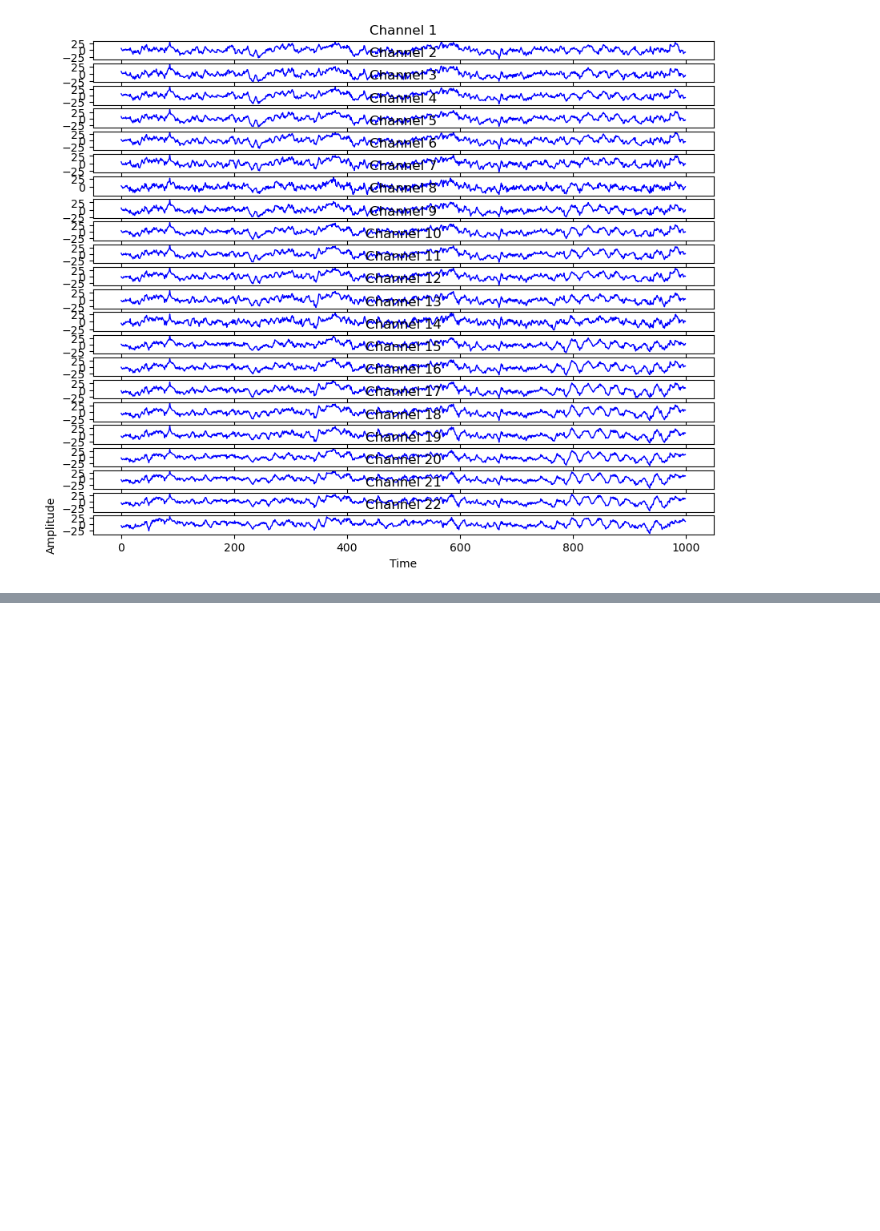
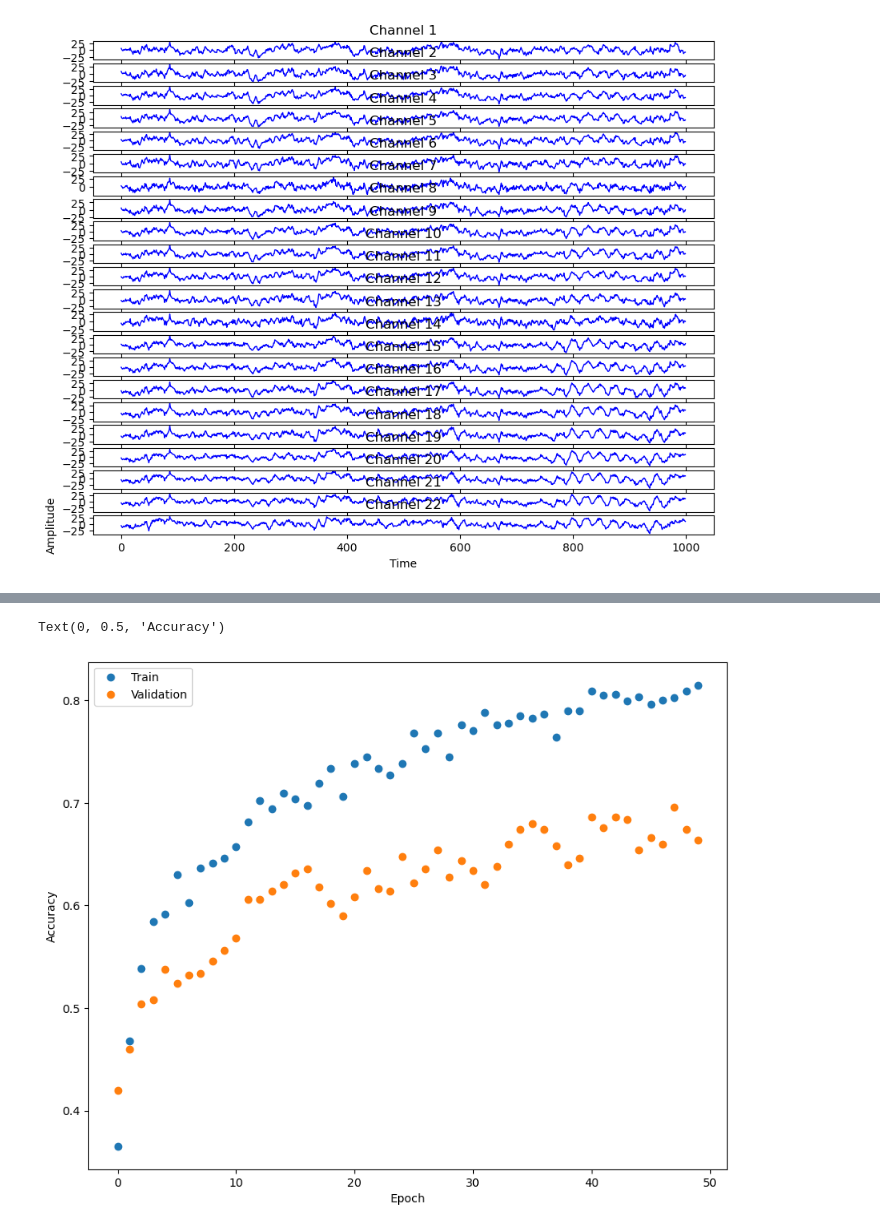
Before and after one commit to Puttaranun/CS247-Project-W24, a Jupyter notebook: EEGNet.ipynb, the cells around one changed output, grey strips where cells are left out. Cells and saved outputs as stored; diff of their text form; code cells hidden in the pictures; blank space fills up the shorter version.

```diff
--- a/EEGNet.ipynb
+++ b/EEGNet.ipynb
@@ -110,10 +128,13 @@ plt.show()
 # %%
-if torch.cuda.is_available():
-  device = torch.device('cuda')
-elif torch.backends.mps.is_available():
-  device = torch.device('mps')
-else:
-  device = torch.device('cpu')
+# if torch.cuda.is_available():
+#   device = torch.device('cuda')
+# elif torch.backends.mps.is_available():
+#   device = torch.device('mps')
+# else:
+#   device = torch.device('cpu')
 
+# print("Using", device)
+
+device = torch.device('cpu')
 print("Using", device)
 # %% [output]
@@ -132,7 +153,6 @@ class EEGNet(nn.Module):
         F2 = 16 #number of pointwise filters
         kernel_len = 64
         dropout_rate = 0.25
-
 
         # First block: Conv2D - BN - DWConv2D - BN - ELU - AvgPool - Dropout
         self.ConvLayer1 = nn.Sequential(
@@ -154,16 +174,23 @@ class EEGNet(nn.Module):
             nn.Dropout(dropout_rate)
         )
 
+
         # Flatten
         self.flatten = nn.Flatten()
 
         # Dense
+        self.dense = nn.Linear(F2*(T//32), 4)
         self.softmax = nn.Softmax(dim=1)
 
     def forward(self, x):
+
         x = self.ConvLayer1(x)
         x = self.ConvLayer2(x)
         x = self.flatten(x)
+        x = self.dense(x)
         x = self.softmax(x)
 
         return x
+
+model = EEGNet().to(device)
+print(model)
@@ -194,13 +214,0 @@ EEGNet(
-# %%
-bsz = 50
-x_train_loader = torch.utils.data.DataLoader(x_train, batch_size=bsz, shuffle=True)
-y_train_loader = torch.utils.data.DataLoader(y_train, batch_size=bsz, shuffle=True)
-train_loader = zip(x_train_loader,y_train_loader)
-
-x_val_loader = torch.utils.data.DataLoader(x_valid, batch_size=bsz, shuffle=True)
-y_val_loader = torch.utils.data.DataLoader(y_valid, batch_size=bsz, shuffle=True)
-
-x_test_loader = torch.utils.data.DataLoader(x_test, batch_size=bsz, shuffle=True)
-y_test_loader = torch.utils.data.DataLoader(y_test, batch_size=bsz, shuffle=True)
-
-print(len(x_train_loader), len(x_val_loader), len(x_test_loader))
@@ -241,0 +279,9 @@ RuntimeError: Given groups=1, weight of size [8, 1, 1, 64], expected input[1, 50
+# %%
+plt.plot(np.arange(50), train_acc_history, 'o', label='Train')
+plt.plot(np.arange(50), val_acc_history, 'o', label='Validation')
+plt.legend()
+plt.xlabel('Epoch')
+plt.ylabel('Accuracy')
+# %% [output]
+Text(0, 0.5, 'Accuracy')
+[figure, added]
```
Also changed, not shown: parts of 9 cells of this notebook.
